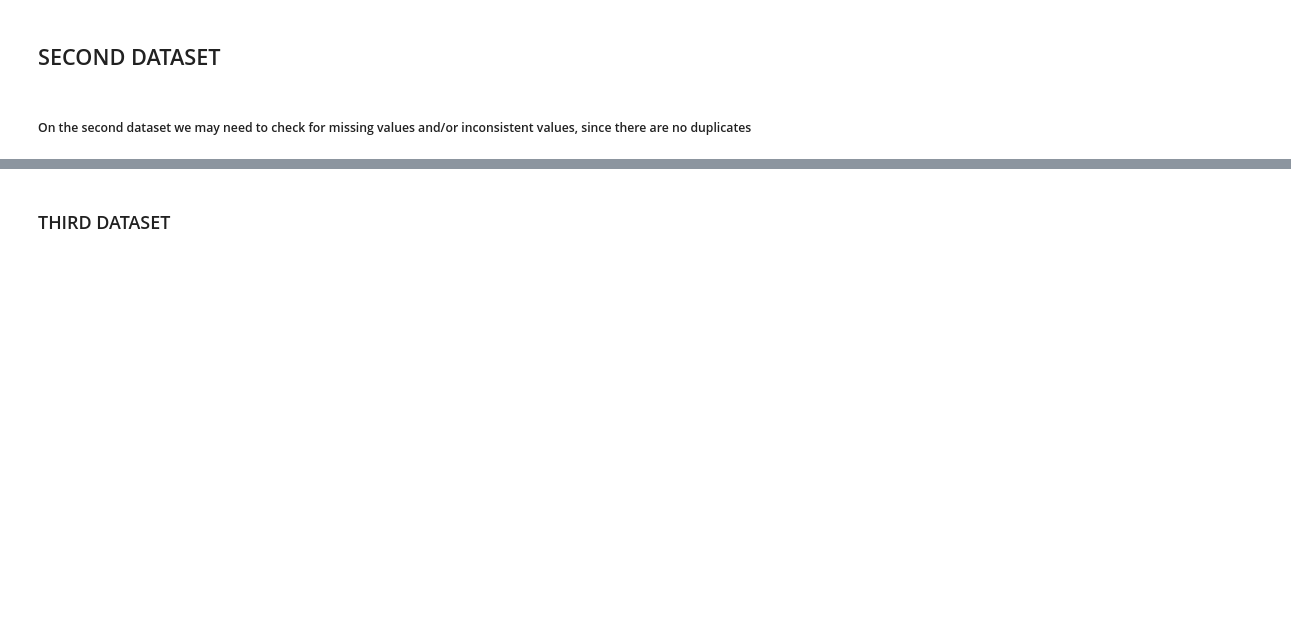
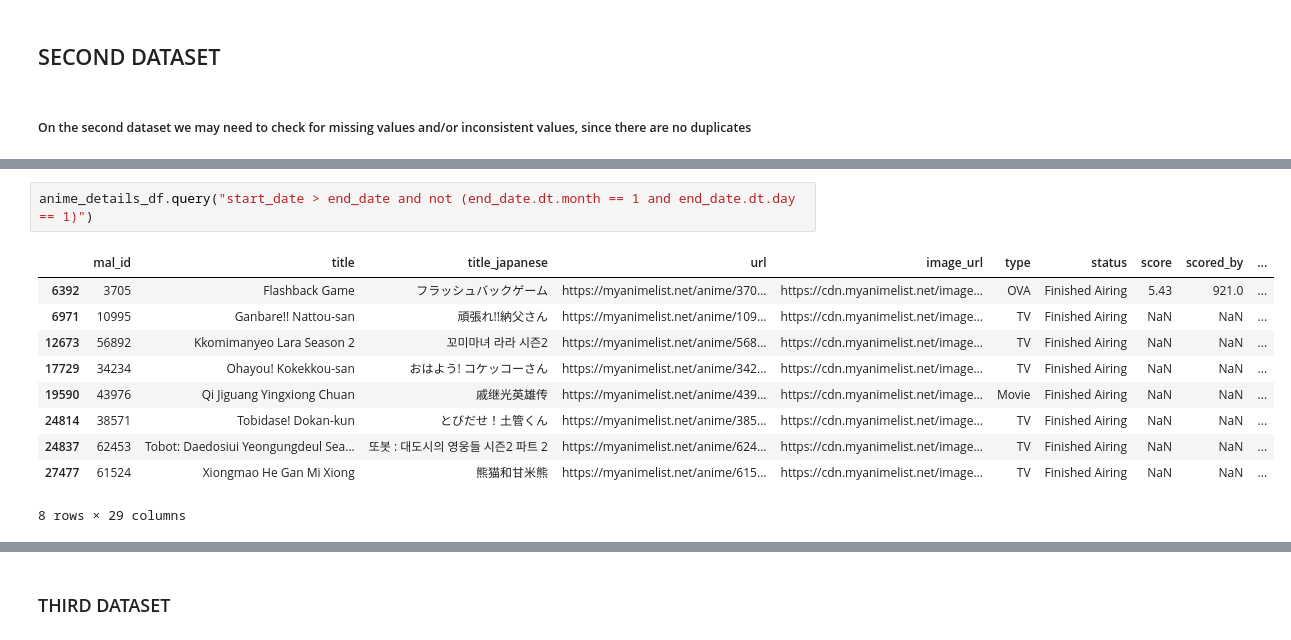
Before and after one commit to denis-budau/HCI-TWEB_2025-26, a Jupyter notebook: solution/HCI_assignment.ipynb, the cells around one changed output, grey strips where cells are left out. Drawn from its saved outputs; the diff is of its cells as text; blank space fills up the shorter version.

```diff
--- a/solution/HCI_assignment.ipynb
+++ b/solution/HCI_assignment.ipynb
@@ -175,0 +214,13 @@ details_df[["start_date", "end_date"]] = details_df[["start_date", "end_date"]].
+# %%
+anime_details_df.query("start_date > end_date and not (end_date.dt.month == 1 and end_date.dt.day == 1)")
+# %% [output]
+|  | mal_id | title | title_japanese | url | image_url | type | status | score | scored_by | ... |
+| 6392 | 3705 | Flashback Game | フラッシュバックゲーム | https://myanimelist.net/anime/370... | https://cdn.myanimelist.net/image... | OVA | Finished Airing | 5.43 | 921.0 | ... |
+| 6971 | 10995 | Ganbare!! Nattou-san | 頑張れ!!納父さん | https://myanimelist.net/anime/109... | https://cdn.myanimelist.net/image... | TV | Finished Airing | NaN | NaN | ... |
+| 12673 | 56892 | Kkomimanyeo Lara Season 2 | 꼬미마녀 라라 시즌2 | https://myanimelist.net/anime/568... | https://cdn.myanimelist.net/image... | TV | Finished Airing | NaN | NaN | ... |
+| 17729 | 34234 | Ohayou! Kokekkou-san | おはよう! コケッコーさん | https://myanimelist.net/anime/342... | https://cdn.myanimelist.net/image... | TV | Finished Airing | NaN | NaN | ... |
+| 19590 | 43976 | Qi Jiguang Yingxiong Chuan | 戚继光英雄传 | https://myanimelist.net/anime/439... | https://cdn.myanimelist.net/image... | Movie | Finished Airing | NaN | NaN | ... |
+| 24814 | 38571 | Tobidase! Dokan-kun | とびだせ！土管くん | https://myanimelist.net/anime/385... | https://cdn.myanimelist.net/image... | TV | Finished Airing | NaN | NaN | ... |
+| 24837 | 62453 | Tobot: Daedosiui Yeongungdeul Sea... | 또봇 : 대도시의 영웅들 시즌2 파트 2 | https://myanimelist.net/anime/624... | https://cdn.myanimelist.net/image... | TV | Finished Airing | NaN | NaN | ... |
+| 27477 | 61524 | Xiongmao He Gan Mi Xiong | 熊猫和甘米熊 | https://myanimelist.net/anime/615... | https://cdn.myanimelist.net/image... | TV | Finished Airing | NaN | NaN | ... |
+8 rows × 29 columns
```
Also changed, not shown: parts of 29 cells of this notebook, 3 other files.
